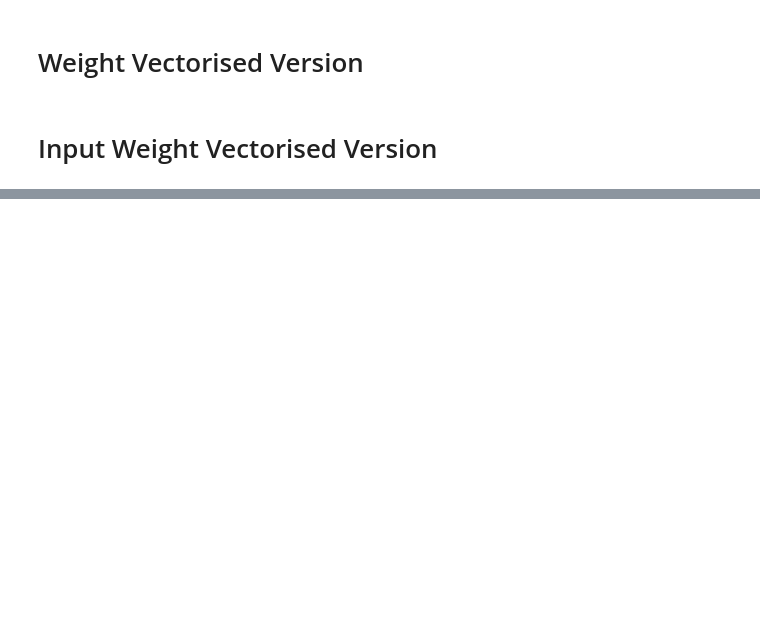
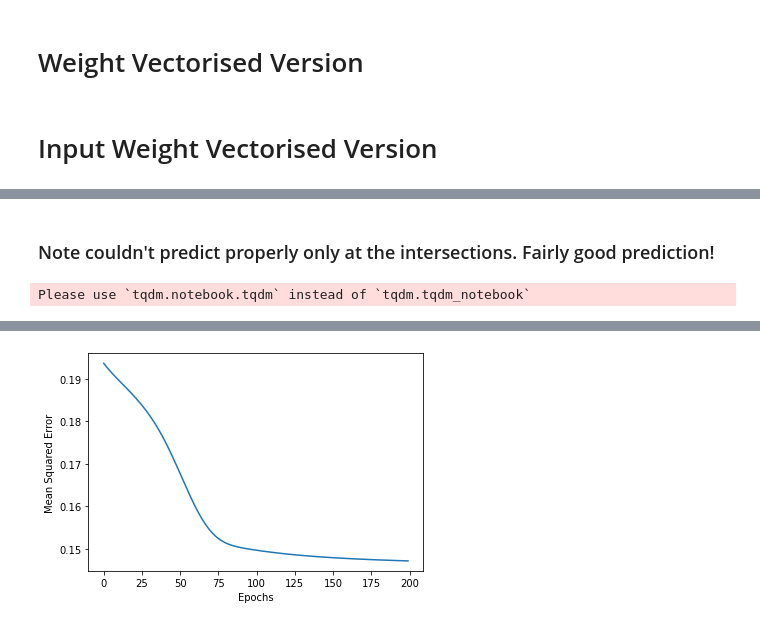
Before and after one commit to sonamkshenoy/Deep-Learning-Models, a Jupyter notebook: VectorizedFeedForwardNetwork.ipynb, the cells around one changed output, grey strips where cells are left out. Drawn from its saved outputs; the diff is of its cells as text; code cells hidden in the pictures; blank space fills up the shorter version.

```diff
--- a/VectorizedFeedForwardNetwork.ipynb
+++ b/VectorizedFeedForwardNetwork.ipynb
@@ -166,0 +490,10 @@ class FF_MultiClass_WeightVectorised:
+# %% [markdown]
+### Note couldn't predict properly only at the intersections. Fairly good prediction!
+# %%
+ffsn_multiclass = FFSN_MultiClassScalar()
+
+# Was getting a bad error. Realised had passed Y_train instead of y_OH_train
+# Loss significantly reduced on 1000, 0.1 -> 2000, 0.01 . Also note how loss gradually decreases unlike the irregular rise and fall
+ffsn_multiclass.fit(X_train, y_OH_train, epochs = 200, learning_rate = 0.001, display_loss=True)
+# %% [output]
+Please use `tqdm.notebook.tqdm` instead of `tqdm.tqdm_notebook`
@@ -166,0 +501 @@ class FF_MultiClass_WeightVectorised:
+[figure, added]
```
Also changed, not shown: parts of 17 cells of this notebook.
